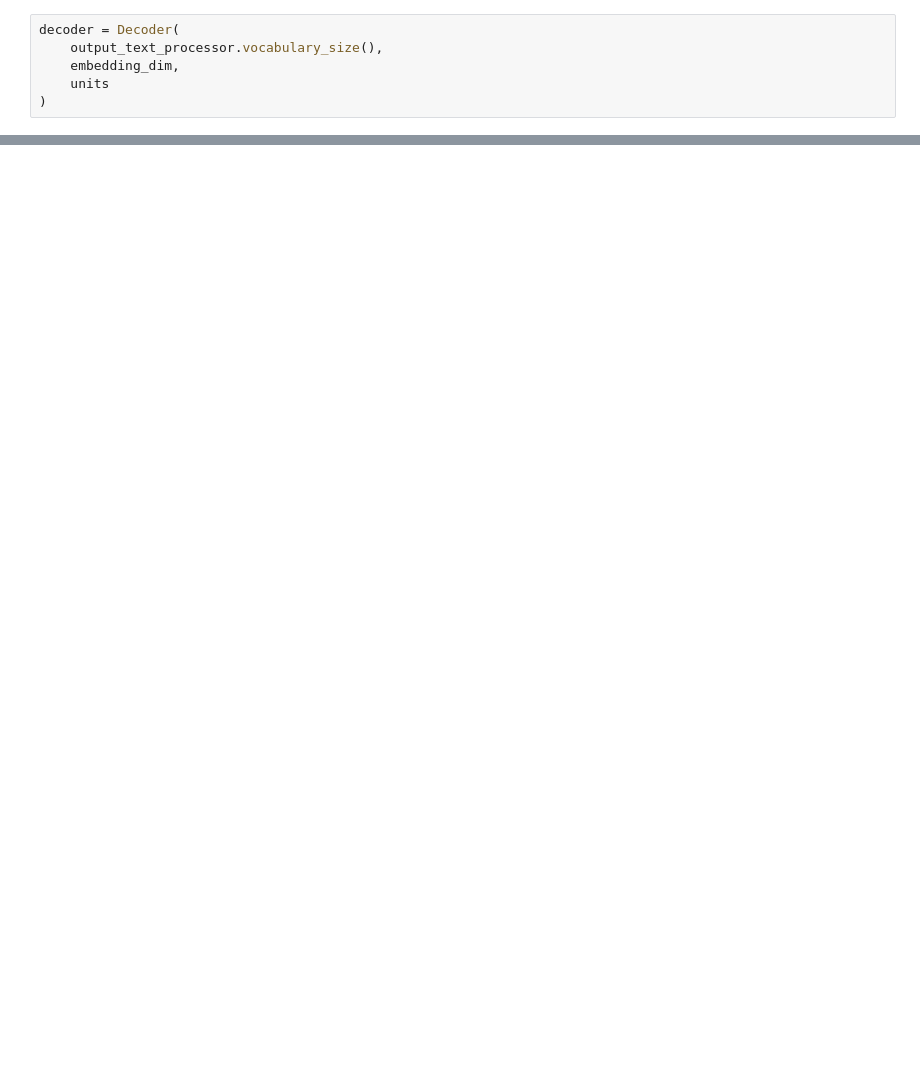
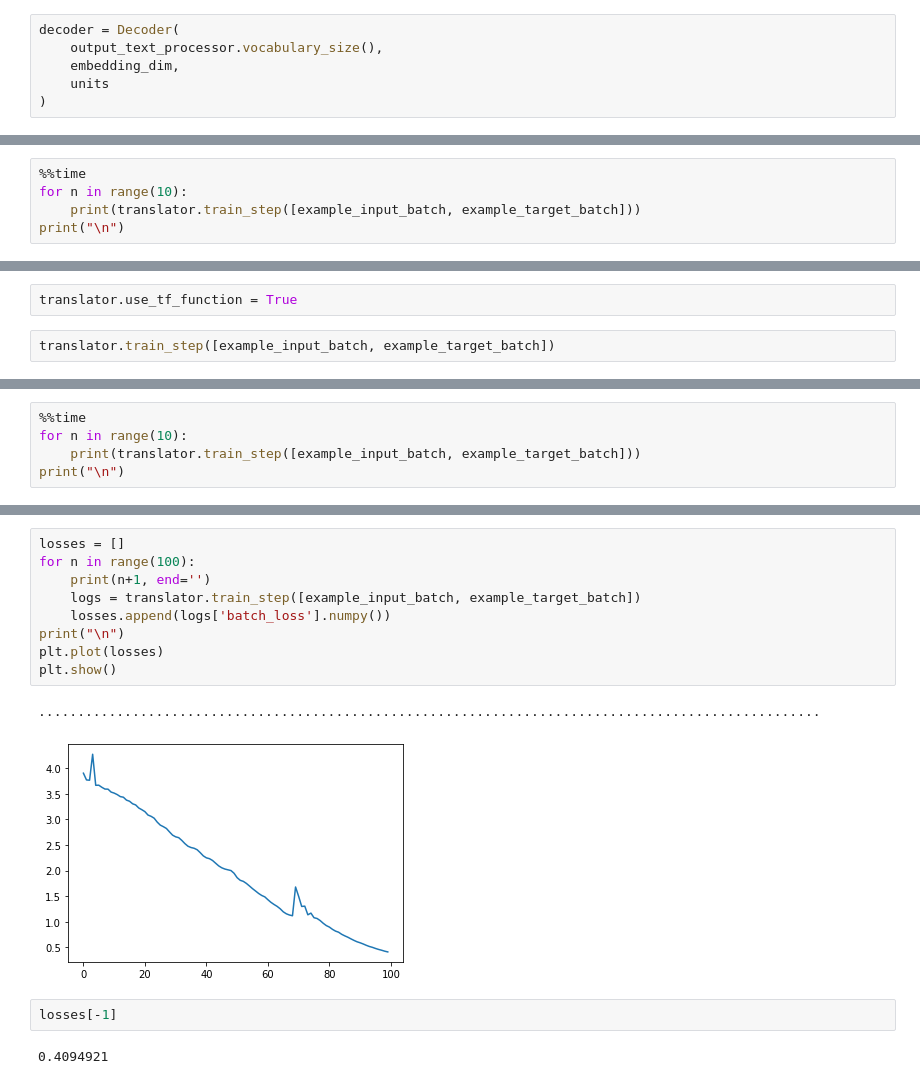
Before and after one commit to swap-10/Transformers-For-Translation, a Jupyter notebook: translator.ipynb, the cells around one changed output, grey strips where cells are left out. Drawn from its saved outputs; the diff is of its cells as text; blank space fills up the shorter version.

Commit message:
Add loss class, model class with train_step def and loop fns

```diff
--- a/translator.ipynb
+++ b/translator.ipynb
@@ -509,0 +748,5 @@ decoder = Decoder(
+# %%
+%%time
+for n in range(10):
+    print(translator.train_step([example_input_batch, example_target_batch]))
+print("\n")
@@ -509,0 +768,4 @@ decoder = Decoder(
+# %%
+translator.use_tf_function = True
+# %%
+translator.train_step([example_input_batch, example_target_batch])
@@ -509,0 +774,5 @@ decoder = Decoder(
+# %%
+%%time
+for n in range(10):
+    print(translator.train_step([example_input_batch, example_target_batch]))
+print("\n")
@@ -509,0 +794,16 @@ decoder = Decoder(
+# %%
+losses = []
+for n in range(100):
+    print(n+1, end='')
+    logs = translator.train_step([example_input_batch, example_target_batch])
+    losses.append(logs['batch_loss'].numpy())
+print("\n")
+plt.plot(losses)
+plt.show()
+# %% [output]
+....................................................................................................
+[figure, added]
+# %%
+losses[-1]
+# %% [output]
+0.4094921
```
Also changed, not shown: parts of 29 cells of this notebook.
